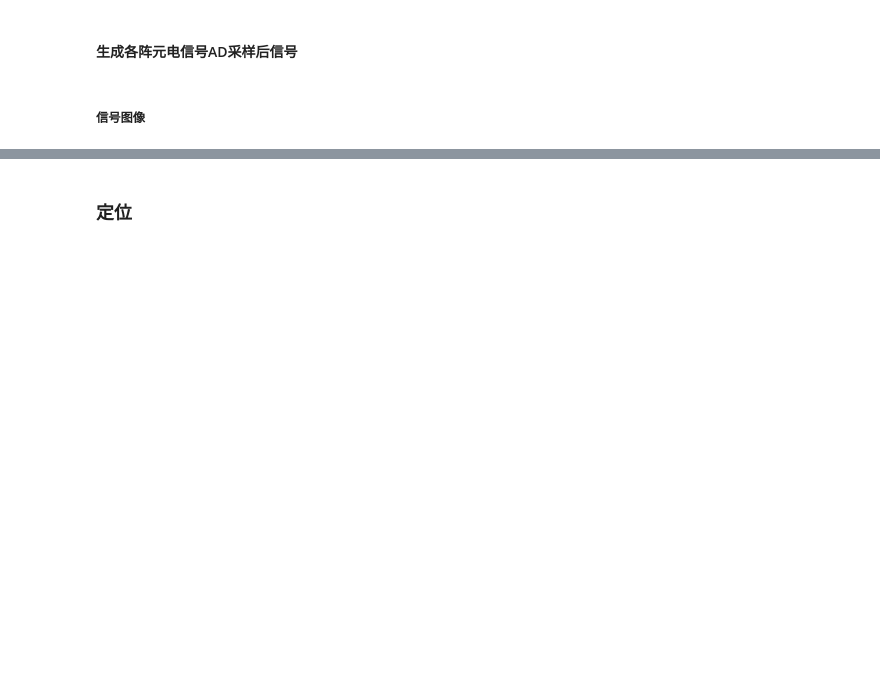
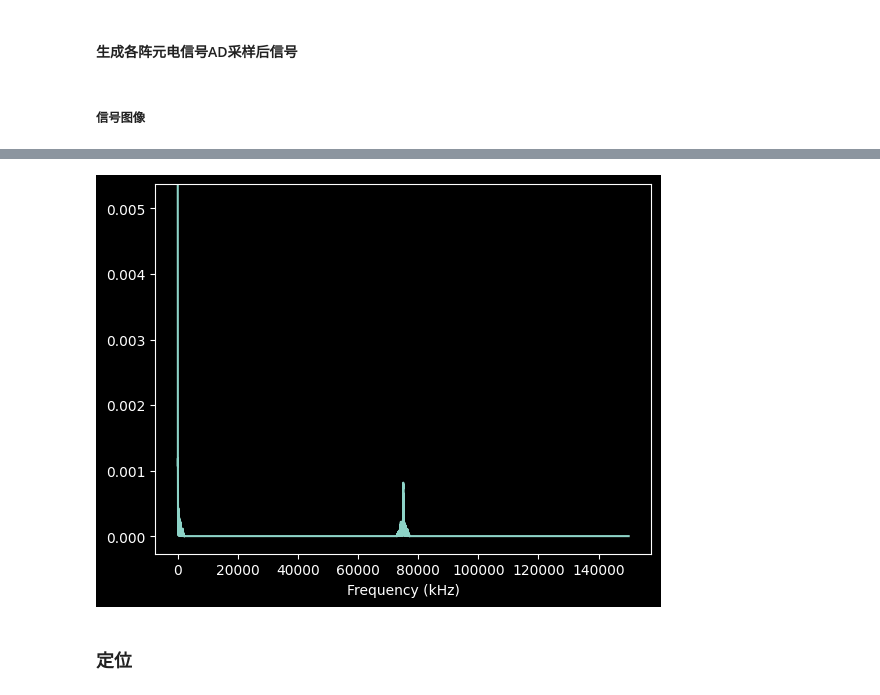
Before and after one commit to LeoJhonSong/ternary-array-passive-bearing, a Jupyter notebook: main.ipynb, the cells around one changed output, grey strips where cells are left out. Saved outputs shown, nothing was run; the diff lists cells and outputs as text; code cells hidden in the pictures; blank space fills up the shorter version.

```diff
--- a/main.ipynb
+++ b/main.ipynb
@@ -80,3 +80,10 @@ plt.show()
+# %%
+sos = signal.butter(20, (target_sig.f - 1000, target_sig.f + 1000), 'bandpass', fs=fs, output='sos')
+pow_num = 2
+x_filtered = [signal.sosfilt(sos, x_i)**pow_num for x_i in x]
+rfft_plot(x_filtered[0], fs, fc=37.5e3)
+# %% [output]
+[figure, added]
 # %% [markdown]
 ### 定位
 # %% [markdown]
```
Also changed, not shown: parts of 11 cells of this notebook, 1 other file.
